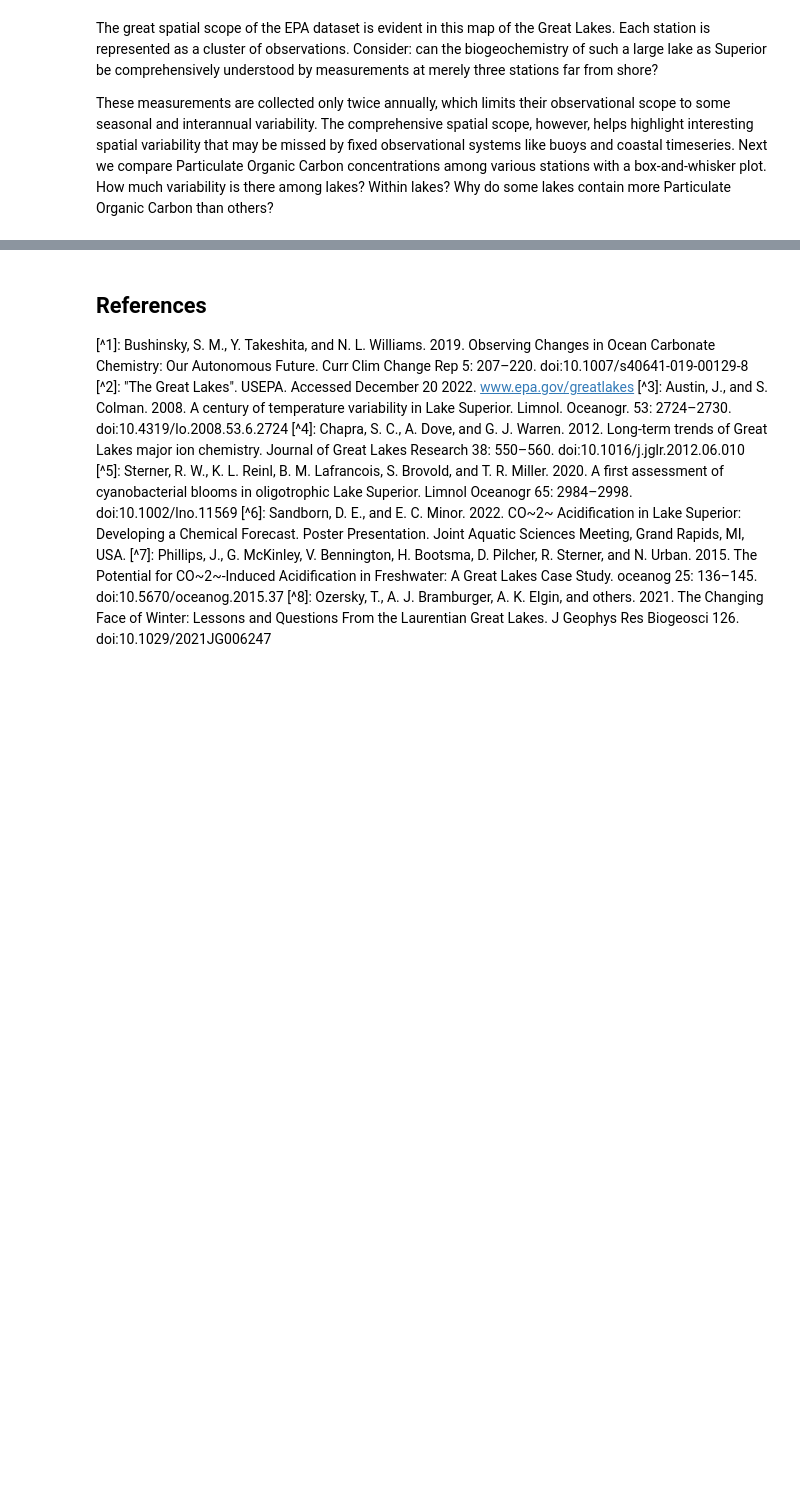
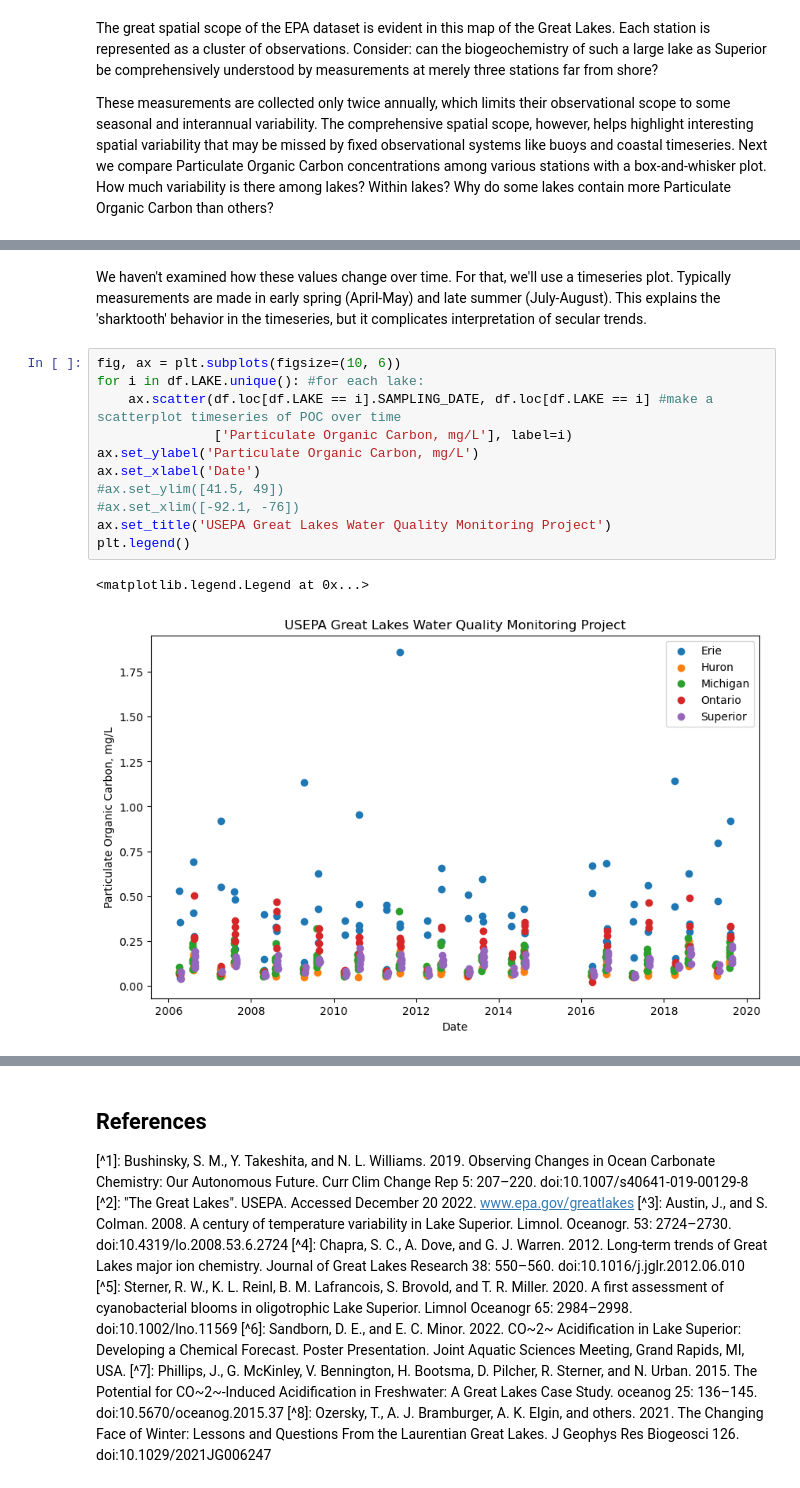
Before and after one commit to d-sandborn/DayOfWaterData2023, a Jupyter notebook: DayOfWaterData23.ipynb, the cells around one changed output, grey strips where cells are left out. Saved outputs shown, nothing was run; the diff lists cells and outputs as text; blank space fills up the shorter version.

```diff
--- a/DayOfWaterData23.ipynb
+++ b/DayOfWaterData23.ipynb
@@ -253,0 +276,16 @@ These measurements are collected only twice annually, which limits their observa
+# %% [markdown]
+We haven't examined how these values change over time.  For that, we'll use a timeseries plot.  Typically measurements are made in early spring (April-May) and late summer (July-August).  This explains the 'sharktooth' behavior in the timeseries, but it complicates interpretation of secular trends.
+# %%
+fig, ax = plt.subplots(figsize=(10, 6))
+for i in df.LAKE.unique(): #for each lake:
+    ax.scatter(df.loc[df.LAKE == i].SAMPLING_DATE, df.loc[df.LAKE == i] #make a scatterplot timeseries of POC over time
+               ['Particulate Organic Carbon, mg/L'], label=i)
+ax.set_ylabel('Particulate Organic Carbon, mg/L')
+ax.set_xlabel('Date')
+#ax.set_ylim([41.5, 49])
+#ax.set_xlim([-92.1, -76])
+ax.set_title('USEPA Great Lakes Water Quality Monitoring Project')
+plt.legend()
+# %% [output]
+<matplotlib.legend.Legend at 0x...>
+[figure, added]
```
Also changed, not shown: parts of 10 cells of this notebook, 32 other files.
